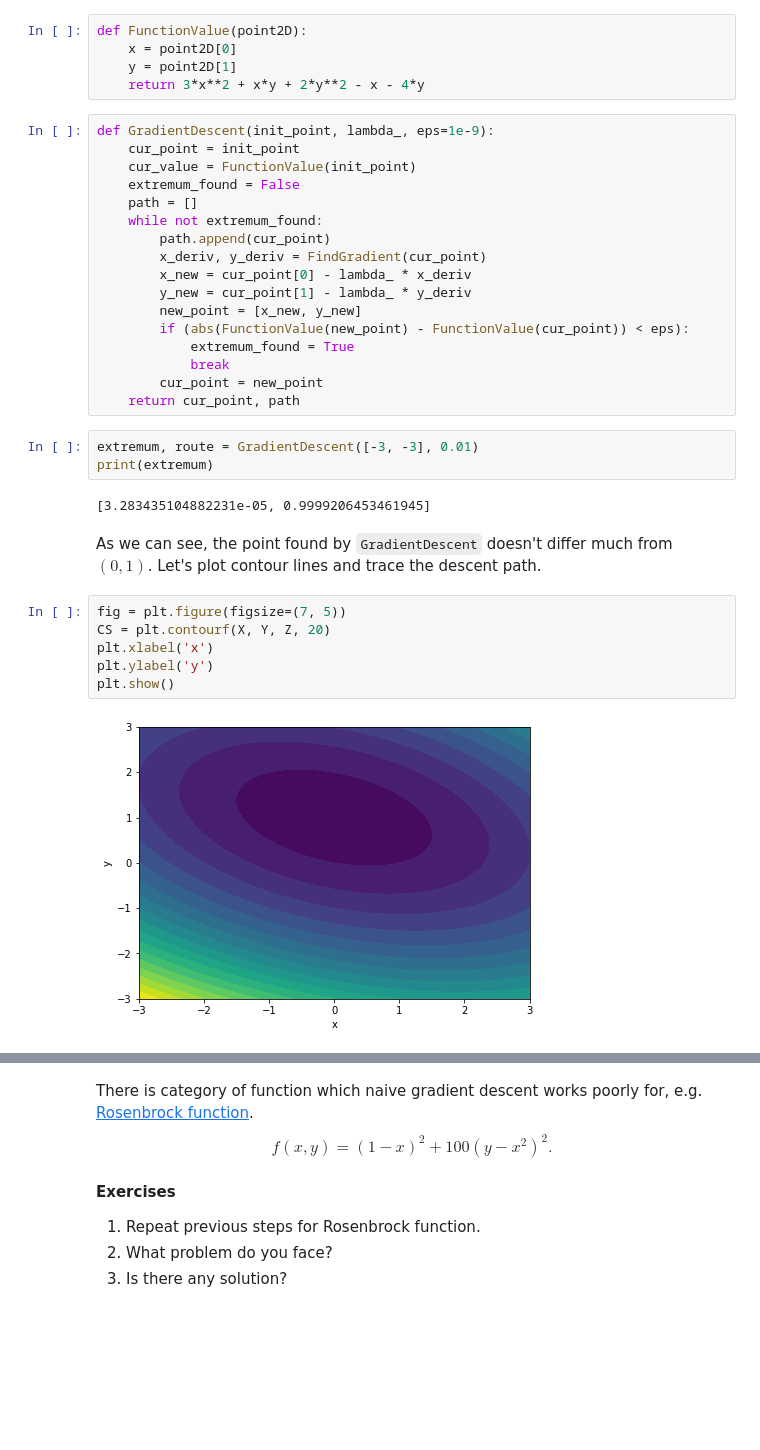
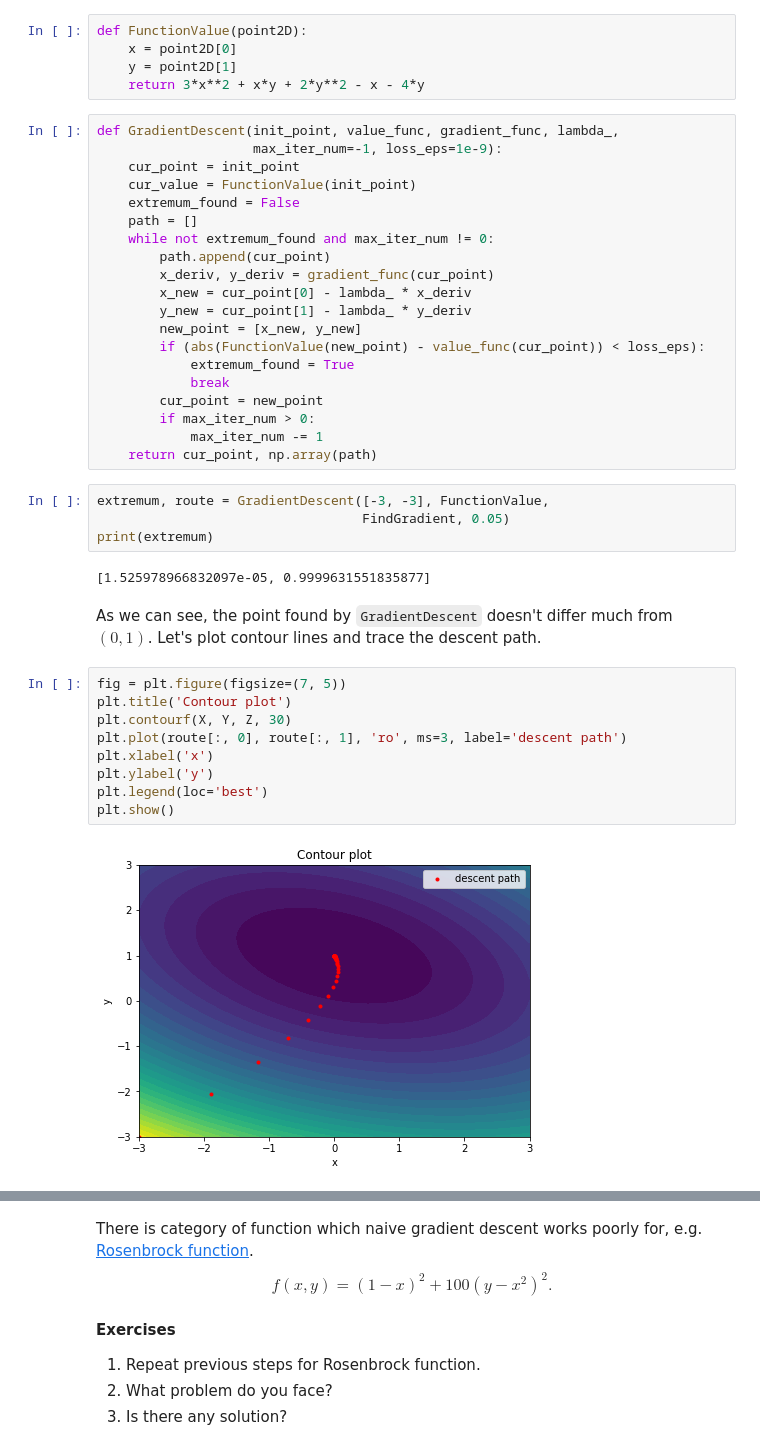
Before and after one commit to slayff/squad, a Jupyter notebook: labs/lab-1.ipynb, the cells around one changed output, grey strips where cells are left out. Cells and saved outputs as stored; diff of their text form; blank space fills up the shorter version.

```diff
--- a/labs/lab-1.ipynb
+++ b/labs/lab-1.ipynb
@@ -417,34 +419,41 @@ def FunctionValue(point2D):
     y = point2D[1]
     return 3*x**2 + x*y + 2*y**2 - x - 4*y
 # %%
-def GradientDescent(init_point, lambda_, eps=1e-9):
+def GradientDescent(init_point, value_func, gradient_func, lambda_,
+                    max_iter_num=-1, loss_eps=1e-9):
     cur_point = init_point
     cur_value = FunctionValue(init_point)
     extremum_found = False
     path = []
-    while not extremum_found:
+    while not extremum_found and max_iter_num != 0:
         path.append(cur_point)
-        x_deriv, y_deriv = FindGradient(cur_point)
+        x_deriv, y_deriv = gradient_func(cur_point)
         x_new = cur_point[0] - lambda_ * x_deriv
         y_new = cur_point[1] - lambda_ * y_deriv
         new_point = [x_new, y_new]
-        if (abs(FunctionValue(new_point) - FunctionValue(cur_point)) < eps):
+        if (abs(FunctionValue(new_point) - value_func(cur_point)) < loss_eps):
             extremum_found = True
             break
         cur_point = new_point
-    return cur_point, path
+        if max_iter_num > 0:
+            max_iter_num -= 1
+    return cur_point, np.array(path)
 # %%
-extremum, route = GradientDescent([-3, -3], 0.01)
+extremum, route = GradientDescent([-3, -3], FunctionValue,
+                                  FindGradient, 0.05)
 print(extremum)
 # %% [output]
-[3.283435104882231e-05, 0.9999206453461945]
+[1.525978966832097e-05, 0.9999631551835877]
 # %% [markdown]
 As we can see, the point found by `GradientDescent` doesn't differ much from $(0, 1)$. Let's plot contour lines and trace the descent path.
 # %%
 fig = plt.figure(figsize=(7, 5))
-CS = plt.contourf(X, Y, Z, 20)
+plt.title('Contour plot')
+plt.contourf(X, Y, Z, 30)
+plt.plot(route[:, 0], route[:, 1], 'ro', ms=3, label='descent path')
 plt.xlabel('x')
 plt.ylabel('y')
+plt.legend(loc='best')
 plt.show()
 # %% [output]
-[figure, old version]
+[figure, new version]
```
Also changed, not shown: parts of 17 cells of this notebook, 1 other file.
